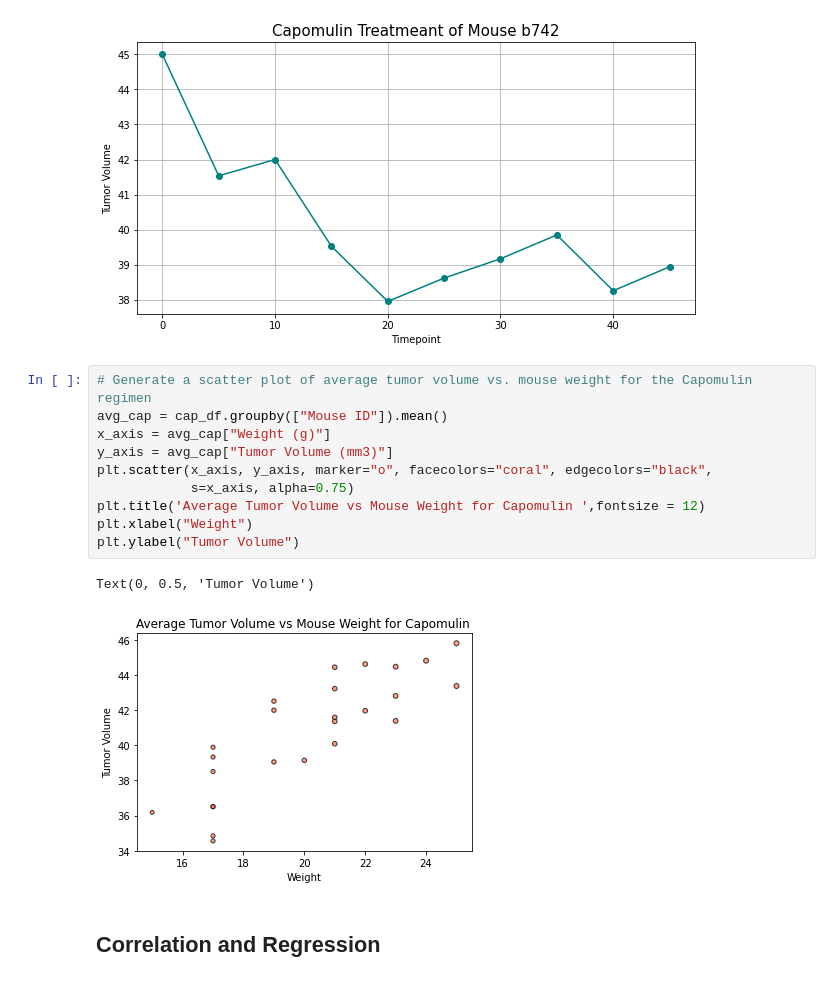
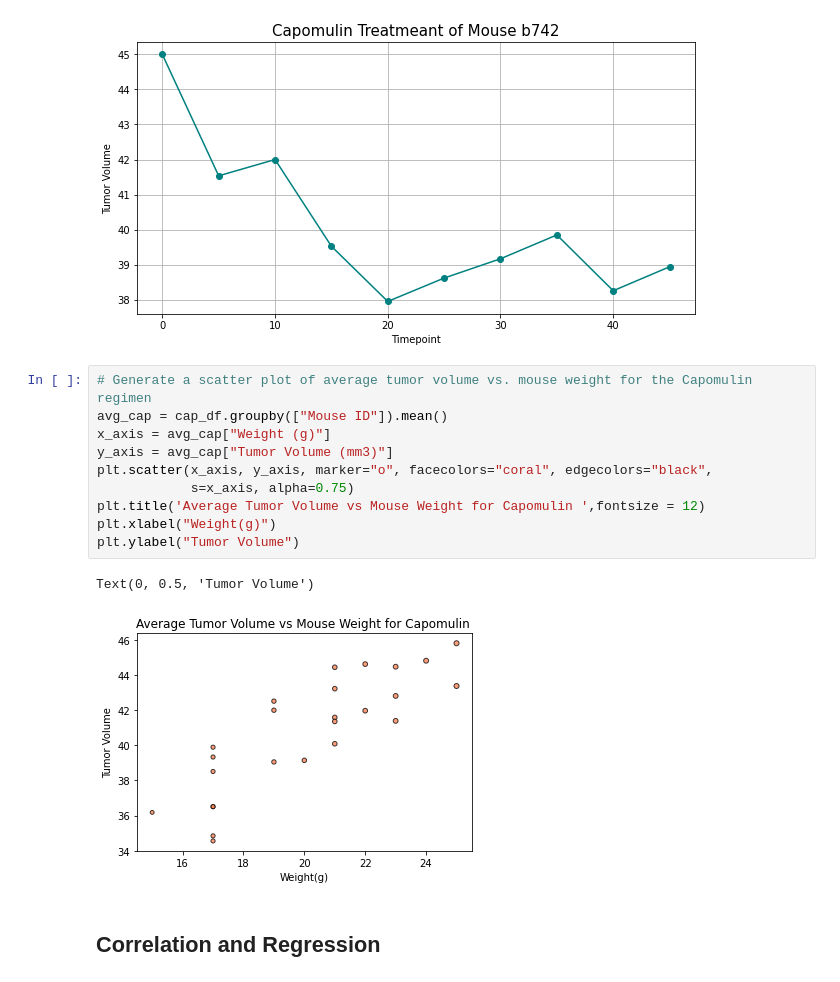
Before and after one commit to Claude-Hanfou/Pymaceuticals-Analysis, a Jupyter notebook: Pymaceuticals/Pymaceutical_start.ipynb, the cells around one changed output. Cells and saved outputs as stored; diff of their text form.

```diff
--- a/Pymaceuticals/Pymaceutical_start.ipynb
+++ b/Pymaceuticals/Pymaceutical_start.ipynb
@@ -424,16 +424,16 @@ plt.show()
 # %%
 # Generate a scatter plot of average tumor volume vs. mouse weight for the Capomulin regimen
 avg_cap = cap_df.groupby(["Mouse ID"]).mean()
 x_axis = avg_cap["Weight (g)"]
 y_axis = avg_cap["Tumor Volume (mm3)"]
 plt.scatter(x_axis, y_axis, marker="o", facecolors="coral", edgecolors="black",
             s=x_axis, alpha=0.75)
 plt.title('Average Tumor Volume vs Mouse Weight for Capomulin ',fontsize = 12)
-plt.xlabel("Weight")
+plt.xlabel("Weight(g)")
 plt.ylabel("Tumor Volume")
 # %% [output]
 Text(0, 0.5, 'Tumor Volume')
-[figure, old version]
+[figure, new version]
 # %% [markdown]
 ## Correlation and Regression
 # %%
```
Also changed, not shown: parts of 1 cell of this notebook.
